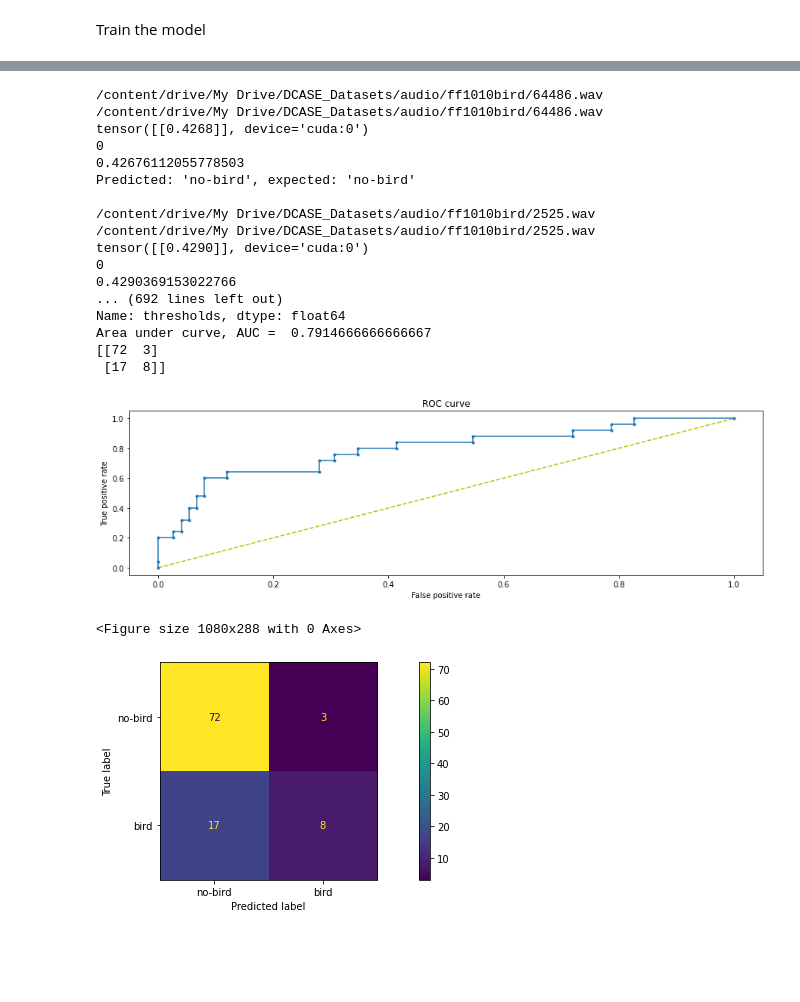
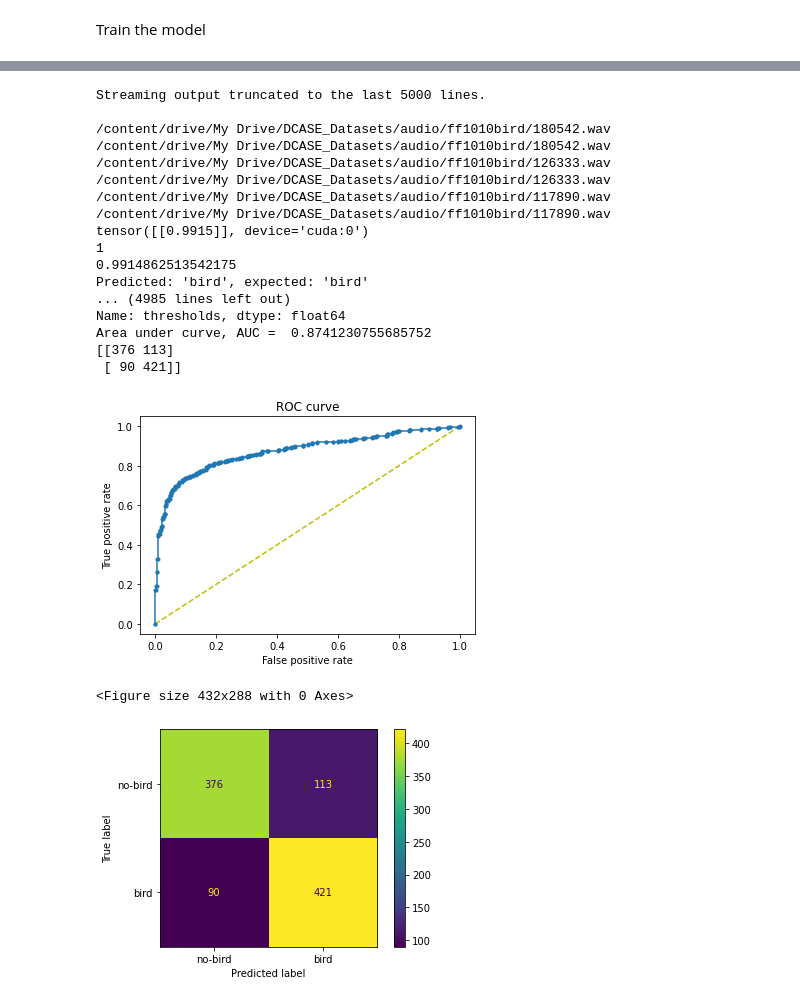
Before and after one commit to edward-h-81/bird_sound_detection, a Jupyter notebook: cnn_pytorch/train_binary_uky_val_conmatrix_sig_repro.ipynb, the cells around one changed output, grey strips where cells are left out. Cells and saved outputs as stored; diff of their text form; code cells hidden in the pictures; blank space fills up the shorter version.

Commit message:
bv_warblr model,code for train+test auc 87.4%

```diff
--- a/cnn_pytorch/train_binary_uky_val_conmatrix_sig_repro.ipynb
+++ b/cnn_pytorch/train_binary_uky_val_conmatrix_sig_repro.ipynb
@@ -755,8 +755,8 @@ import numpy as np
 
 # from dcasedataset_sig import DCASE_Dataset
 
-ANNOTATIONS_FILE_TRAIN = '/content/drive/My Drive/DCASE_Datasets/labels/train_val_csv/bv_ff_train.csv'
-ANNOTATIONS_FILE_VAL = '/content/drive/My Drive/DCASE_Datasets/labels/train_val_csv/bv_ff_val.csv'
+ANNOTATIONS_FILE_TRAIN = '/content/drive/My Drive/DCASE_Datasets/labels/train_val_csv/bv_warblr_train.csv'
+ANNOTATIONS_FILE_VAL = '/content/drive/My Drive/DCASE_Datasets/labels/train_val_csv/bv_warblr_val.csv'
 AUDIO_DIR = '/content/drive/My Drive/DCASE_Datasets/audio/'
 SAMPLE_RATE = 22050
 DURATION = 10
@@ -1106,7 +1090,7 @@ if __name__ == "__main__":
     t2masking = torchaudio.transforms.TimeMasking(time_mask_param=40)
     fmasking = torchaudio.transforms.FrequencyMasking(freq_mask_param=10)
 
-    dcase = DCASE_Dataset(ANNOTATIONS_mini,
+    dcase = DCASE_Dataset(ANNOTATIONS_freefield,
                             AUDIO_DIR,
                             mel_spectrogram,
                             SAMPLE_RATE,
@@ -1118,7 +1102,7 @@ if __name__ == "__main__":
 
     # get a sample from the dcase dataset for inference
     # num_files = len(dcase)
-    num_files = 100
+    num_files = 1000
     seed(1)
     count = 0
     index = 0
@@ -1132,10 +1116,10 @@ if __name__ == "__main__":
       input, target = dcase[index][0], dcase[index][1]
 
 
-      # if target == 1:
-      #   if val_label < 0.67:
-      #     index += 1
-      #     continue
+      if target == 0:
+        if val_label < 0.67:
+          index += 1
+          continue
 
       # if value > 0.5:
       #   input = t1masking(input)
@@ -1194,48 +1178,48 @@ if __name__ == "__main__":
 
     # roc
     fpr, tpr, thresholds = roc_curve(targs, pred_floats)
     # print("fpr: {}, tpr: {}".format(fpr, tpr, pos_label=2))
     plt.figure(1)
     plt.plot([0, 1], [0, 1], 'y--')
     plt.plot(fpr, tpr, marker='.')
     plt.xlabel('False positive rate')
     plt.ylabel('True positive rate')
     plt.title('ROC curve')
     plt.show
 
     i = np.arange(len(tpr))
     roc = pd.DataFrame({'tf' : pd.Series(tpr-(1-fpr), index=i), 'thresholds' : pd.Series(thresholds, index=i)})
     ideal_roc_thresh = roc.iloc[(roc.tf-0).abs().argsort()[:1]]  #Locate the point where the value is close to 0
     print("Ideal threshold is: ", ideal_roc_thresh['thresholds'])
 
     # AUC
     auc_value = auc(fpr, tpr)
     print("Area under curve, AUC = ", auc_value)
 
     # confusion matrix
     cm = confusion_matrix(targs, preds)
     print(cm)
     disp = ConfusionMatrixDisplay(confusion_matrix=cm, display_labels=["no-bird", "bird"])
     plt.figure(2)
     disp.plot(values_format='')
 # %% [output]
-/content/drive/My Drive/DCASE_Datasets/audio/ff1010bird/64486.wav
-/content/drive/My Drive/DCASE_Datasets/audio/ff1010bird/64486.wav
-tensor([[0.4268]], device='cuda:0')
-0
-0.42676112055778503
-Predicted: 'no-bird', expected: 'no-bird'
+Streaming output truncated to the last 5000 lines.
 
-/content/drive/My Drive/DCASE_Datasets/audio/ff1010bird/2525.wav
-/content/drive/My Drive/DCASE_Datasets/audio/ff1010bird/2525.wav
-tensor([[0.4290]], device='cuda:0')
-0
-0.4290369153022766
-... (692 lines left out)
+/content/drive/My Drive/DCASE_Datasets/audio/ff1010bird/180542.wav
+/content/drive/My Drive/DCASE_Datasets/audio/ff1010bird/180542.wav
+/content/drive/My Drive/DCASE_Datasets/audio/ff1010bird/126333.wav
+/content/drive/My Drive/DCASE_Datasets/audio/ff1010bird/126333.wav
+/content/drive/My Drive/DCASE_Datasets/audio/ff1010bird/117890.wav
+/content/drive/My Drive/DCASE_Datasets/audio/ff1010bird/117890.wav
+tensor([[0.9915]], device='cuda:0')
+1
+0.9914862513542175
+Predicted: 'bird', expected: 'bird'
+... (4985 lines left out)
 Name: thresholds, dtype: float64
-Area under curve, AUC =  0.7914666666666667
-[[72  3]
- [17  8]]
+Area under curve, AUC =  0.8741230755685752
+[[376 113]
+ [ 90 421]]
-[figure, old version]
+[figure, new version]
-<Figure size 1080x288 with 0 Axes>
+<Figure size 432x288 with 0 Axes>
-[figure, old version]
+[figure, new version]
```
Also changed, not shown: parts of 2 cells of this notebook, 1 other file.
